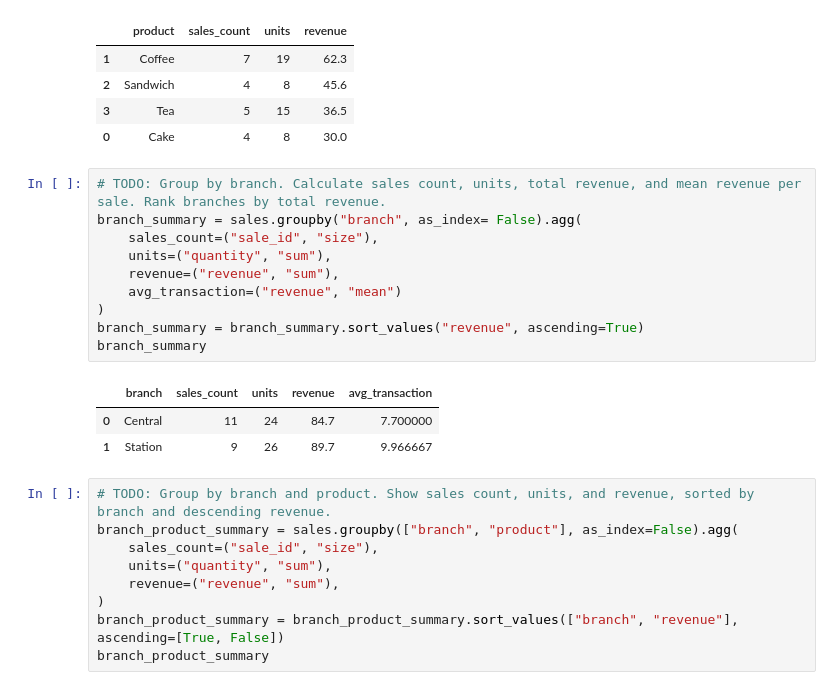
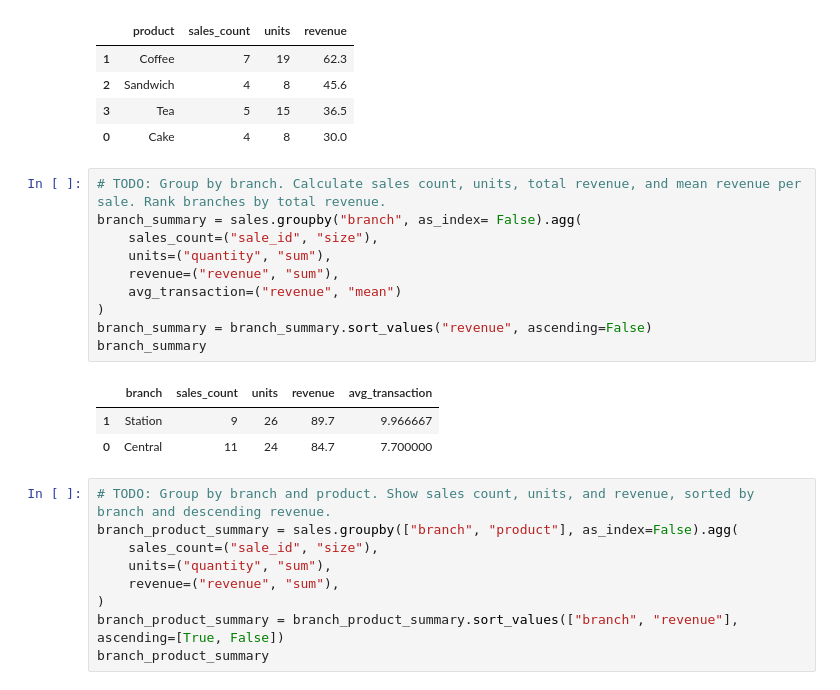
Before and after one commit to hubilic/numpy-projects, a Jupyter notebook: src/numpy_projects/Week15/data_engineering_week15_clean.ipynb, the cells around one changed output. Drawn from its saved outputs; the diff is of its cells as text.

Commit message:
Fix Week 15 revenue rankings and include tied product winners

```diff
--- a/src/numpy_projects/Week15/data_engineering_week15_clean.ipynb
+++ b/src/numpy_projects/Week15/data_engineering_week15_clean.ipynb
@@ -249,17 +249,17 @@ product_summary
 # %%
 # TODO: Group by branch. Calculate sales count, units, total revenue, and mean revenue per sale. Rank branches by total revenue.
 branch_summary = sales.groupby("branch", as_index= False).agg(
     sales_count=("sale_id", "size"),
     units=("quantity", "sum"),
     revenue=("revenue", "sum"),
     avg_transaction=("revenue", "mean")
 )
-branch_summary = branch_summary.sort_values("revenue", ascending=True)
+branch_summary = branch_summary.sort_values("revenue", ascending=False)
 branch_summary
 # %% [output]
 |  | branch | sales_count | units | revenue | avg_transaction |
+| 1 | Station | 9 | 26 | 89.7 | 9.966667 |
 | 0 | Central | 11 | 24 | 84.7 | 7.700000 |
-| 1 | Station | 9 | 26 | 89.7 | 9.966667 |
 # %%
 # TODO: Group by branch and product. Show sales count, units, and revenue, sorted by branch and descending revenue.
 branch_product_summary = sales.groupby(["branch", "product"], as_index=False).agg(
```
Also changed, not shown: parts of 1 cell of this notebook.
